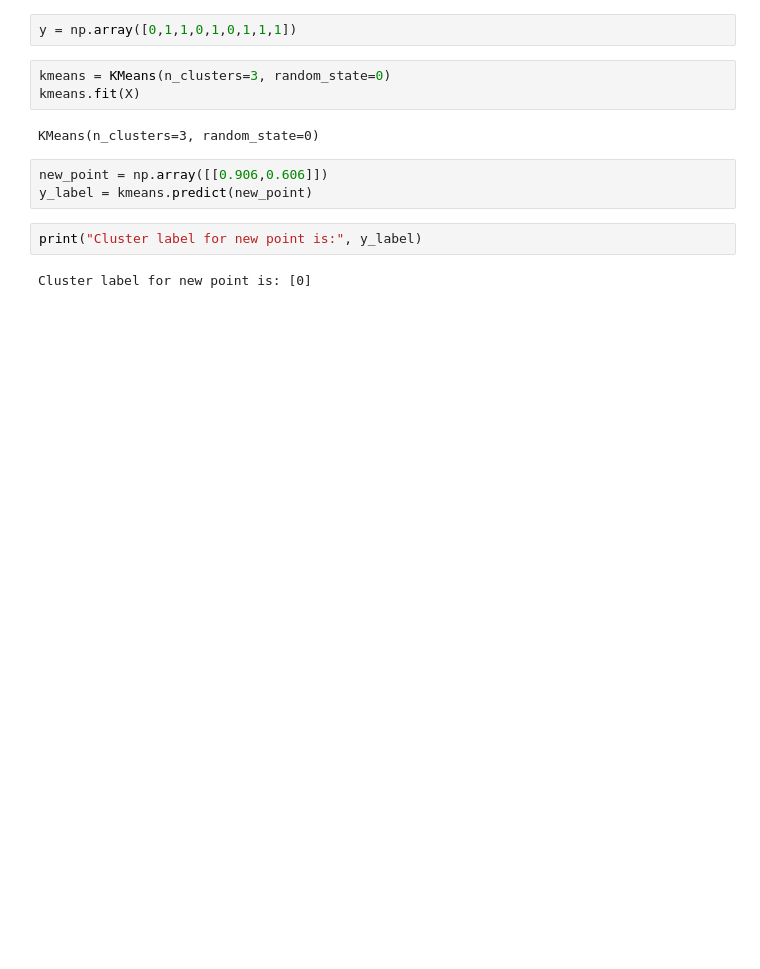
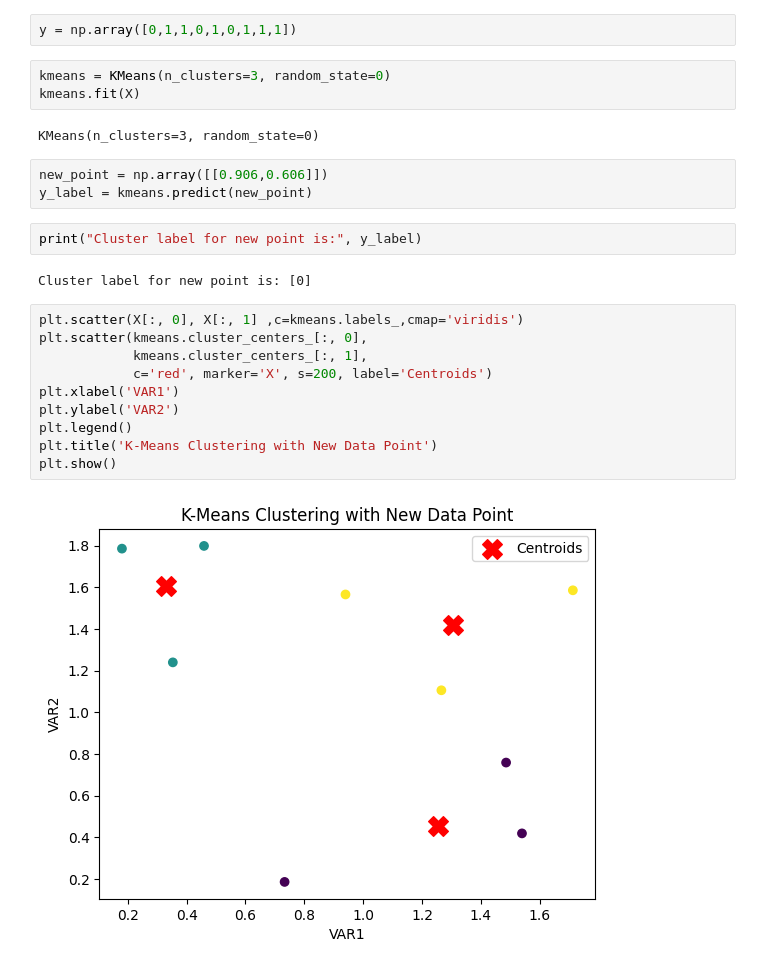
Before and after one commit to SharvariShalgar20/k-means-clustering, a Jupyter notebook: Classification_problem.ipynb, the cells around one changed output. Saved outputs shown, nothing was run; the diff lists cells and outputs as text; blank space fills up the shorter version.

```diff
--- a/Classification_problem.ipynb
+++ b/Classification_problem.ipynb
@@ -27,3 +28,15 @@ y_label = kmeans.predict(new_point)
 print("Cluster label for new point is:", y_label)
 # %% [output]
 Cluster label for new point is: [0]
+# %%
+plt.scatter(X[:, 0], X[:, 1] ,c=kmeans.labels_,cmap='viridis')
+plt.scatter(kmeans.cluster_centers_[:, 0],
+            kmeans.cluster_centers_[:, 1],
+            c='red', marker='X', s=200, label='Centroids')
+plt.xlabel('VAR1')
+plt.ylabel('VAR2')
+plt.legend()
+plt.title('K-Means Clustering with New Data Point')
+plt.show()
+# %% [output]
+[figure, added]
```
Also changed, not shown: parts of 1 cell of this notebook.
